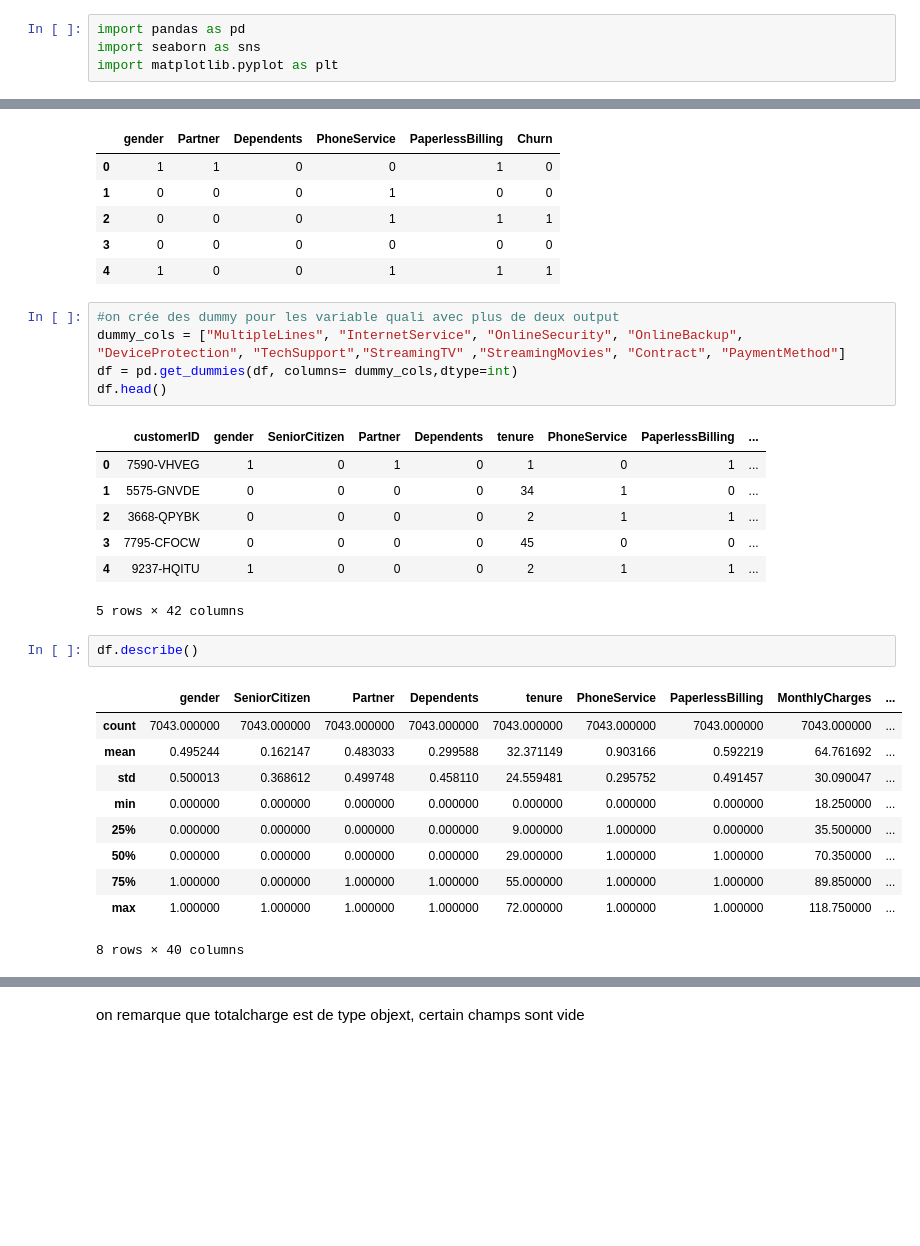
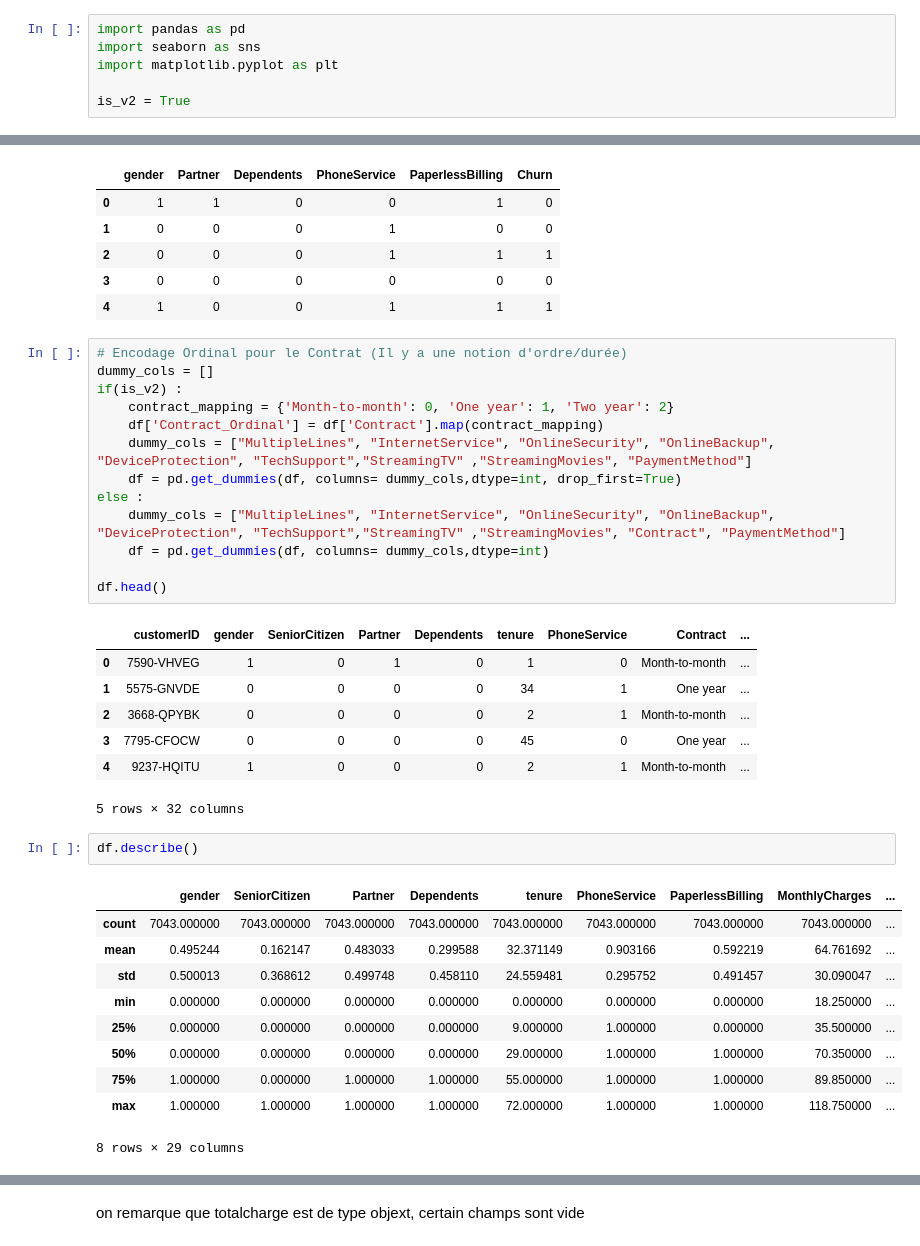
Before and after one commit to Bapt1st3/Telco_Customer_Prediction, a Jupyter notebook: data_prep copy.ipynb, the cells around one changed output, grey strips where cells are left out. Cells and saved outputs as stored; diff of their text form; blank space fills up the shorter version.

```diff
--- a/data_prep copy.ipynb
+++ b/data_prep copy.ipynb
@@ -2,6 +2,8 @@
 import pandas as pd
 import seaborn as sns
 import matplotlib.pyplot as plt
+
+is_v2 = True
 # %% [markdown]
 #### **Traitement de la base de donnée**
 # %%
@@ -59,18 +61,26 @@ df[binary_cols].head()
 | 3 | 0 | 0 | 0 | 0 | 0 | 0 |
 | 4 | 1 | 0 | 0 | 1 | 1 | 1 |
 # %%
-#on crée des dummy pour les variable quali avec plus de deux output
-dummy_cols = ["MultipleLines", "InternetService", "OnlineSecurity", "OnlineBackup", "DeviceProtection", "TechSupport","StreamingTV" ,"StreamingMovies", "Contract", "PaymentMethod"]
-df = pd.get_dummies(df, columns= dummy_cols,dtype=int)
+# Encodage Ordinal pour le Contrat (Il y a une notion d'ordre/durée)
+dummy_cols = []
+if(is_v2) :
+    contract_mapping = {'Month-to-month': 0, 'One year': 1, 'Two year': 2}
+    df['Contract_Ordinal'] = df['Contract'].map(contract_mapping)
+    dummy_cols = ["MultipleLines", "InternetService", "OnlineSecurity", "OnlineBackup", "DeviceProtection", "TechSupport","StreamingTV" ,"StreamingMovies", "PaymentMethod"]
+    df = pd.get_dummies(df, columns= dummy_cols,dtype=int, drop_first=True)
+else :
+    dummy_cols = ["MultipleLines", "InternetService", "OnlineSecurity", "OnlineBackup", "DeviceProtection", "TechSupport","StreamingTV" ,"StreamingMovies", "Contract", "PaymentMethod"]
+    df = pd.get_dummies(df, columns= dummy_cols,dtype=int)
+
 df.head()
 # %% [output]
-|  | customerID | gender | SeniorCitizen | Partner | Dependents | tenure | PhoneService | PaperlessBilling | ... |
-| 0 | 7590-VHVEG | 1 | 0 | 1 | 0 | 1 | 0 | 1 | ... |
-| 1 | 5575-GNVDE | 0 | 0 | 0 | 0 | 34 | 1 | 0 | ... |
-| 2 | 3668-QPYBK | 0 | 0 | 0 | 0 | 2 | 1 | 1 | ... |
-| 3 | 7795-CFOCW | 0 | 0 | 0 | 0 | 45 | 0 | 0 | ... |
-| 4 | 9237-HQITU | 1 | 0 | 0 | 0 | 2 | 1 | 1 | ... |
+|  | customerID | gender | SeniorCitizen | Partner | Dependents | tenure | PhoneService | Contract | ... |
+| 0 | 7590-VHVEG | 1 | 0 | 1 | 0 | 1 | 0 | Month-to-month | ... |
+| 1 | 5575-GNVDE | 0 | 0 | 0 | 0 | 34 | 1 | One year | ... |
+| 2 | 3668-QPYBK | 0 | 0 | 0 | 0 | 2 | 1 | Month-to-month | ... |
+| 3 | 7795-CFOCW | 0 | 0 | 0 | 0 | 45 | 0 | One year | ... |
+| 4 | 9237-HQITU | 1 | 0 | 0 | 0 | 2 | 1 | Month-to-month | ... |
-5 rows × 42 columns
+5 rows × 32 columns
 # %%
 df.describe()
 # %% [output]
@@ -83,7 +93,7 @@ df.describe()
 | 50% | 0.000000 | 0.000000 | 0.000000 | 0.000000 | 29.000000 | 1.000000 | 1.000000 | 70.350000 | ... |
 | 75% | 1.000000 | 0.000000 | 1.000000 | 1.000000 | 55.000000 | 1.000000 | 1.000000 | 89.850000 | ... |
 | max | 1.000000 | 1.000000 | 1.000000 | 1.000000 | 72.000000 | 1.000000 | 1.000000 | 118.750000 | ... |
-8 rows × 40 columns
+8 rows × 29 columns
 # %%
 audit(df)
 # %% [output]
```
Also changed, not shown: parts of 4 cells of this notebook, 1 other file.
